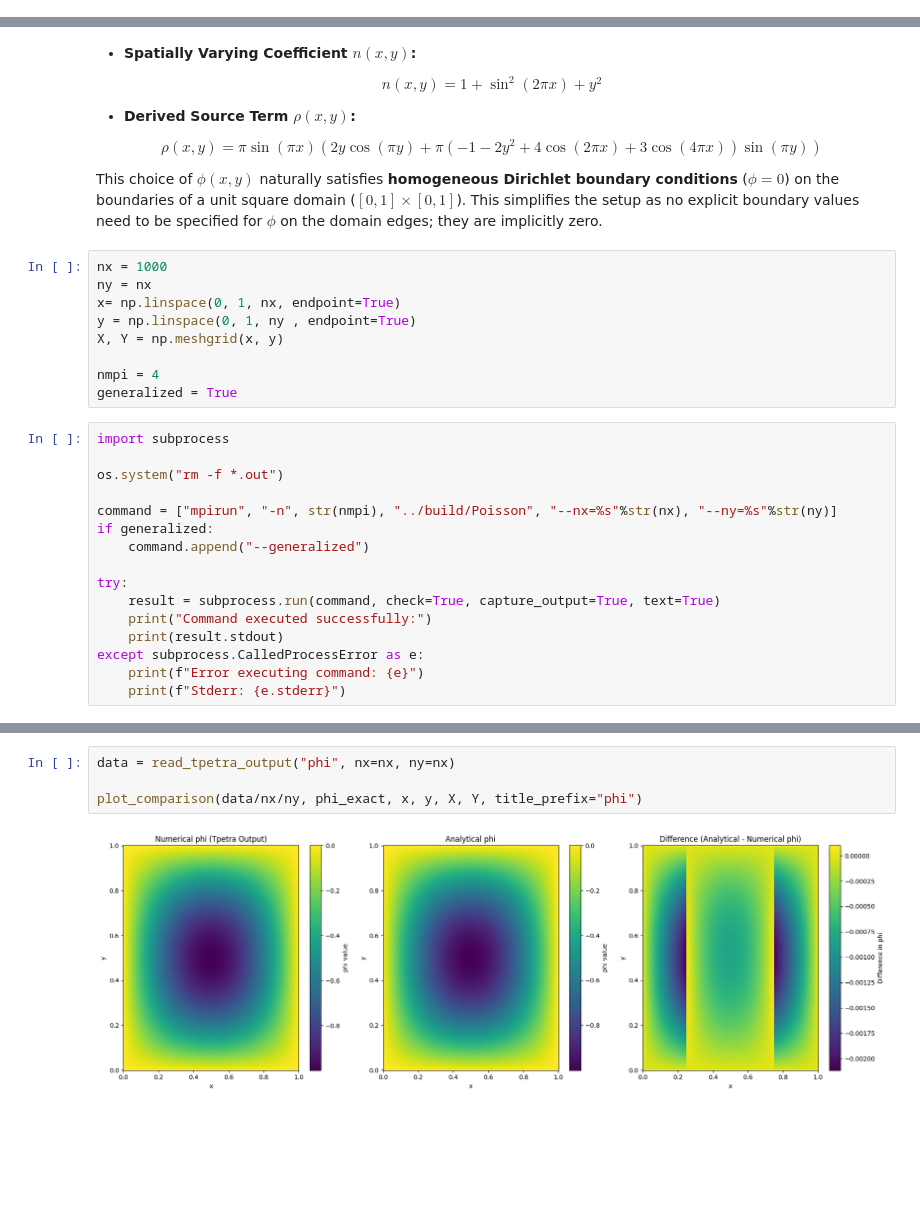
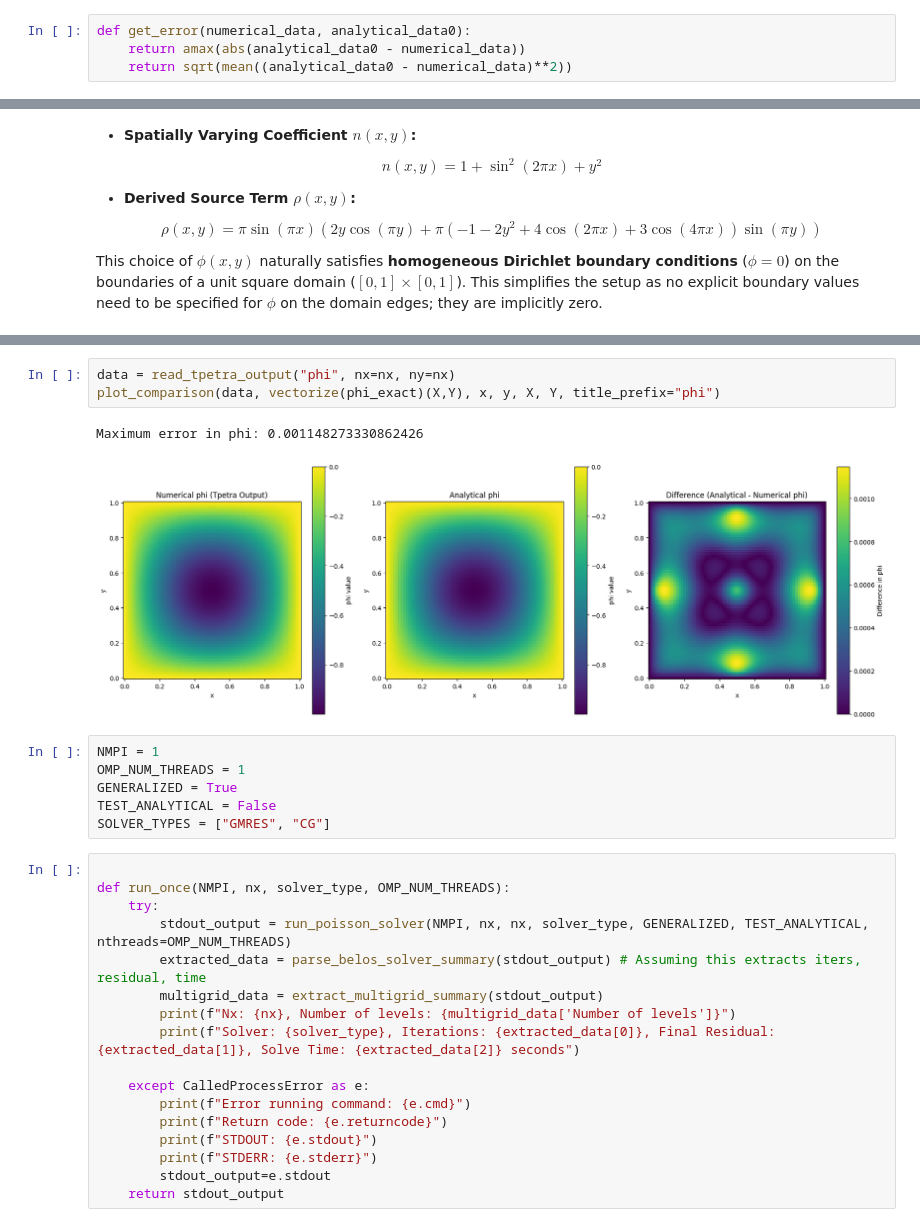
Before and after one commit to mraeth/trilinos_experiments, a Jupyter notebook: plot/analyse.ipynb, the cells around one changed output, grey strips where cells are left out. Drawn from its saved outputs; the diff is of its cells as text; blank space fills up the shorter version.

```diff
--- a/plot/analyse.ipynb
+++ b/plot/analyse.ipynb
@@ -64 +80,5 @@ def calculate_rho(x, y):
+# %%
+def get_error(numerical_data, analytical_data0):
+    return amax(abs(analytical_data0 - numerical_data))
+    return sqrt(mean((analytical_data0 - numerical_data)**2))
 # %%
@@ -127,28 +340,3 @@ $$n(x,y) = 1 + \sin^2(2\pi x) + y^2$$
 $$\rho(x,y) = \pi \sin(\pi x) \left(2y \cos(\pi y) + \pi (-1 - 2y^2 + 4 \cos(2\pi x) + 3 \cos(4\pi x)) \sin(\pi y)\right)$$
 
 This choice of $ \phi(x,y) $ naturally satisfies **homogeneous Dirichlet boundary conditions** ($ \phi = 0 $) on the boundaries of a unit square domain ($[0,1] \times [0,1]$). This simplifies the setup as no explicit boundary values need to be specified for $ \phi $ on the domain edges; they are implicitly zero.
-# %%
-nx = 1000
-ny = nx
-x= np.linspace(0, 1, nx, endpoint=True)
-y = np.linspace(0, 1, ny , endpoint=True)
-X, Y = np.meshgrid(x, y)
-
-nmpi = 4
-generalized = True
-# %%
-import subprocess
-
-os.system("rm -f *.out")
-
-command = ["mpirun", "-n", str(nmpi), "../build/Poisson", "--nx=%s"%str(nx), "--ny=%s"%str(ny)]
-if generalized:
-    command.append("--generalized")
-
-try:
-    result = subprocess.run(command, check=True, capture_output=True, text=True)
-    print("Command executed successfully:")
-    print(result.stdout)
-except subprocess.CalledProcessError as e:
-    print(f"Error executing command: {e}")
-    print(f"Stderr: {e.stderr}")
@@ -186,6 +432,29 @@ plot_comparison(data, calculate_rho, x, y, X, Y, title_prefix="rho")
 # %%
 data = read_tpetra_output("phi", nx=nx, ny=nx)
-
-plot_comparison(data/nx/ny, phi_exact, x, y, X, Y, title_prefix="phi")
+plot_comparison(data, vectorize(phi_exact)(X,Y), x, y, X, Y, title_prefix="phi")
 # %% [output]
+Maximum error in phi: 0.001148273330862426
-[figure, old version]
+[figure, new version]
+# %%
+NMPI = 1
+OMP_NUM_THREADS = 1
+GENERALIZED = True
+TEST_ANALYTICAL = False
+SOLVER_TYPES = ["GMRES", "CG"]
+# %%
+
+def run_once(NMPI, nx, solver_type, OMP_NUM_THREADS):
+    try:
+        stdout_output = run_poisson_solver(NMPI, nx, nx, solver_type, GENERALIZED, TEST_ANALYTICAL, nthreads=OMP_NUM_THREADS)
+        extracted_data = parse_belos_solver_summary(stdout_output) # Assuming this extracts iters, residual, time
+        multigrid_data = extract_multigrid_summary(stdout_output)
+        print(f"Nx: {nx}, Number of levels: {multigrid_data['Number of levels']}")
+        print(f"Solver: {solver_type}, Iterations: {extracted_data[0]}, Final Residual: {extracted_data[1]}, Solve Time: {extracted_data[2]} seconds")
+
+    except CalledProcessError as e:
+        print(f"Error running command: {e.cmd}")
+        print(f"Return code: {e.returncode}")
+        print(f"STDOUT: {e.stdout}")
+        print(f"STDERR: {e.stderr}")
+        stdout_output=e.stdout
+    return stdout_output
```
Also changed, not shown: parts of 19 cells of this notebook, 7 other files.
